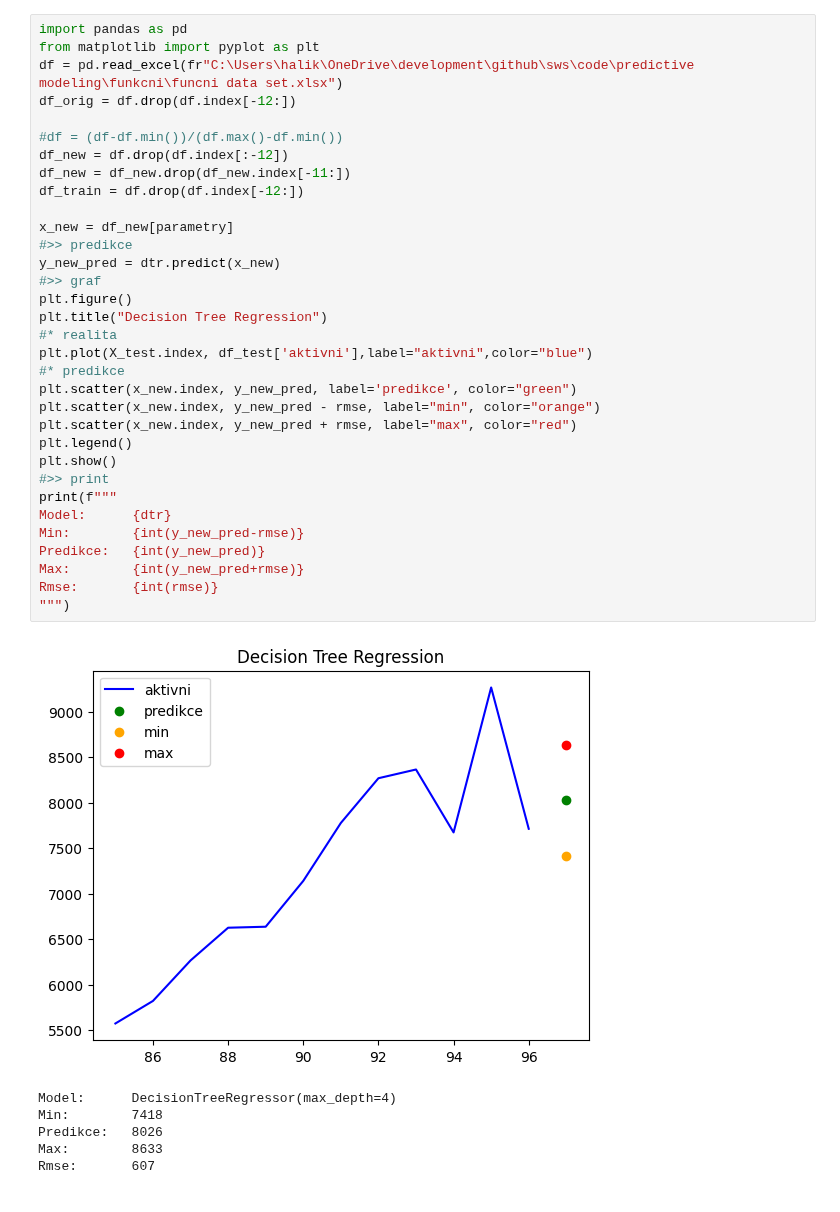
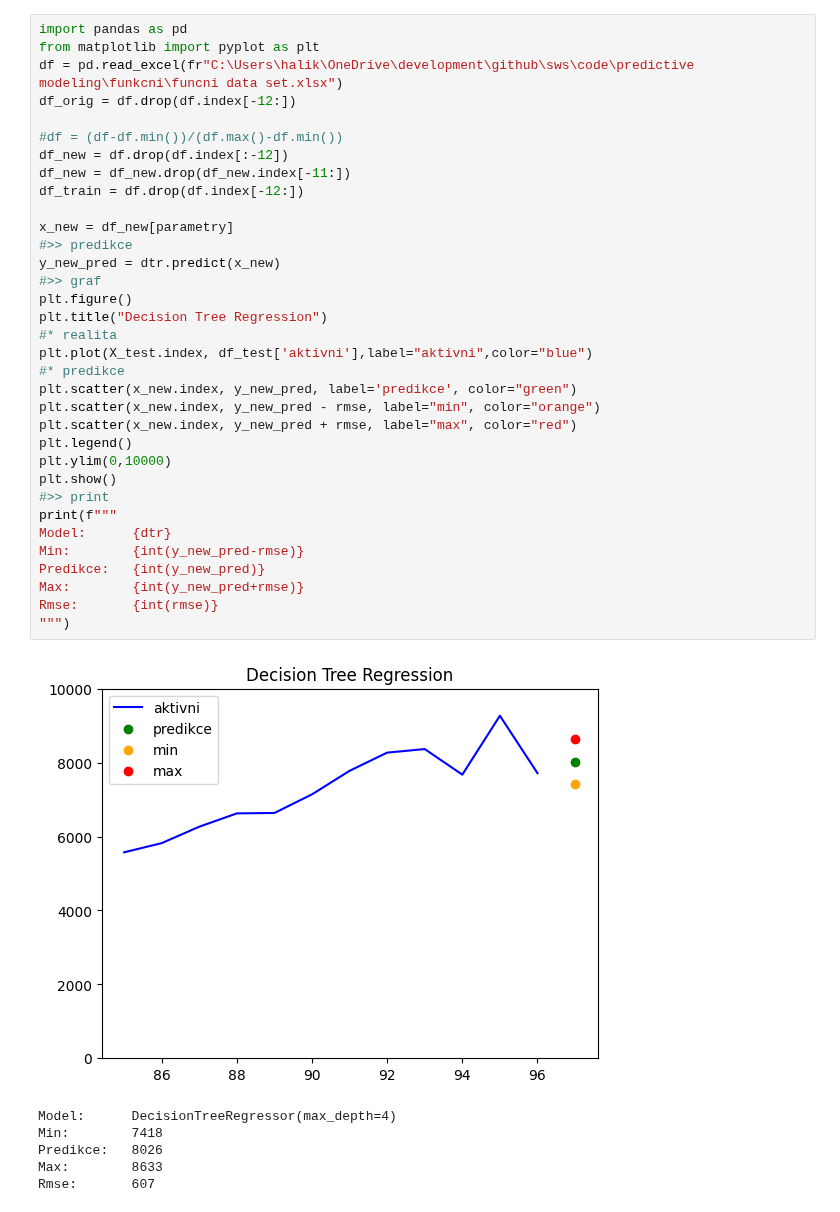
Before and after one commit to HonzaHalik/sws, a Jupyter notebook: code/predictive modeling/funkcni/decision tree regression.ipynb, the cells around one changed output. Saved outputs shown, nothing was run; the diff lists cells and outputs as text.

```diff
--- a/code/predictive modeling/funkcni/decision tree regression.ipynb
+++ b/code/predictive modeling/funkcni/decision tree regression.ipynb
@@ -68,34 +68,35 @@ df = pd.read_excel(fr"C:\Users\halik\OneDrive\development\github\sws\code\predic
 df_orig = df.drop(df.index[-12:])
 
 #df = (df-df.min())/(df.max()-df.min())
 df_new = df.drop(df.index[:-12])
 df_new = df_new.drop(df_new.index[-11:])
 df_train = df.drop(df.index[-12:])
 
 x_new = df_new[parametry]
 #>> predikce
 y_new_pred = dtr.predict(x_new)
 #>> graf
 plt.figure()
 plt.title("Decision Tree Regression")
 #* realita
 plt.plot(X_test.index, df_test['aktivni'],label="aktivni",color="blue")
 #* predikce
 plt.scatter(x_new.index, y_new_pred, label='predikce', color="green")
 plt.scatter(x_new.index, y_new_pred - rmse, label="min", color="orange")
 plt.scatter(x_new.index, y_new_pred + rmse, label="max", color="red")
 plt.legend()
+plt.ylim(0,10000)
 plt.show()
 #>> print
 print(f"""
 Model:      {dtr}
 Min:        {int(y_new_pred-rmse)}
 Predikce:   {int(y_new_pred)}
 Max:        {int(y_new_pred+rmse)}
 Rmse:       {int(rmse)}
 """)
 # %% [output]
-[figure, old version]
+[figure, new version]
 Model:      DecisionTreeRegressor(max_depth=4)
 Min:        7418
 Predikce:   8026
```
Also changed, not shown: parts of 1 cell of this notebook, 7 other files.
